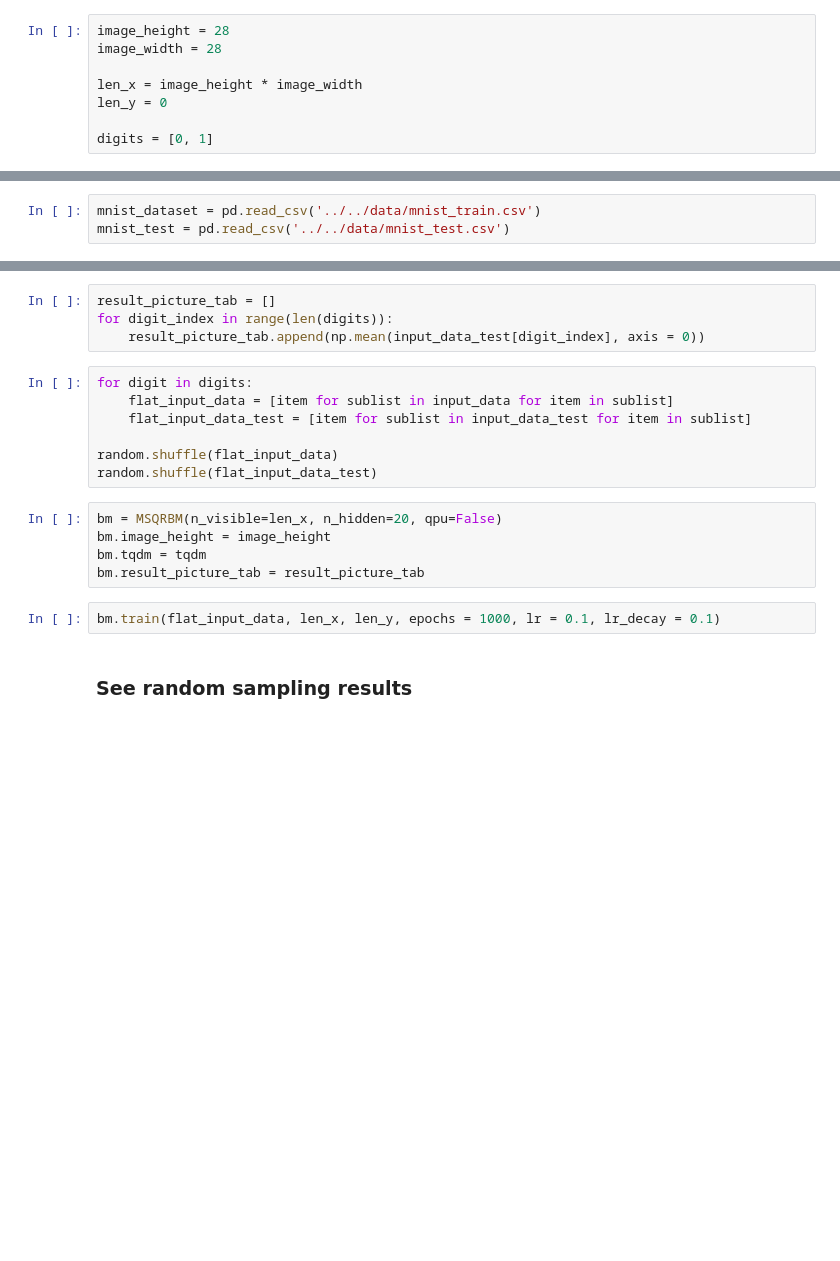
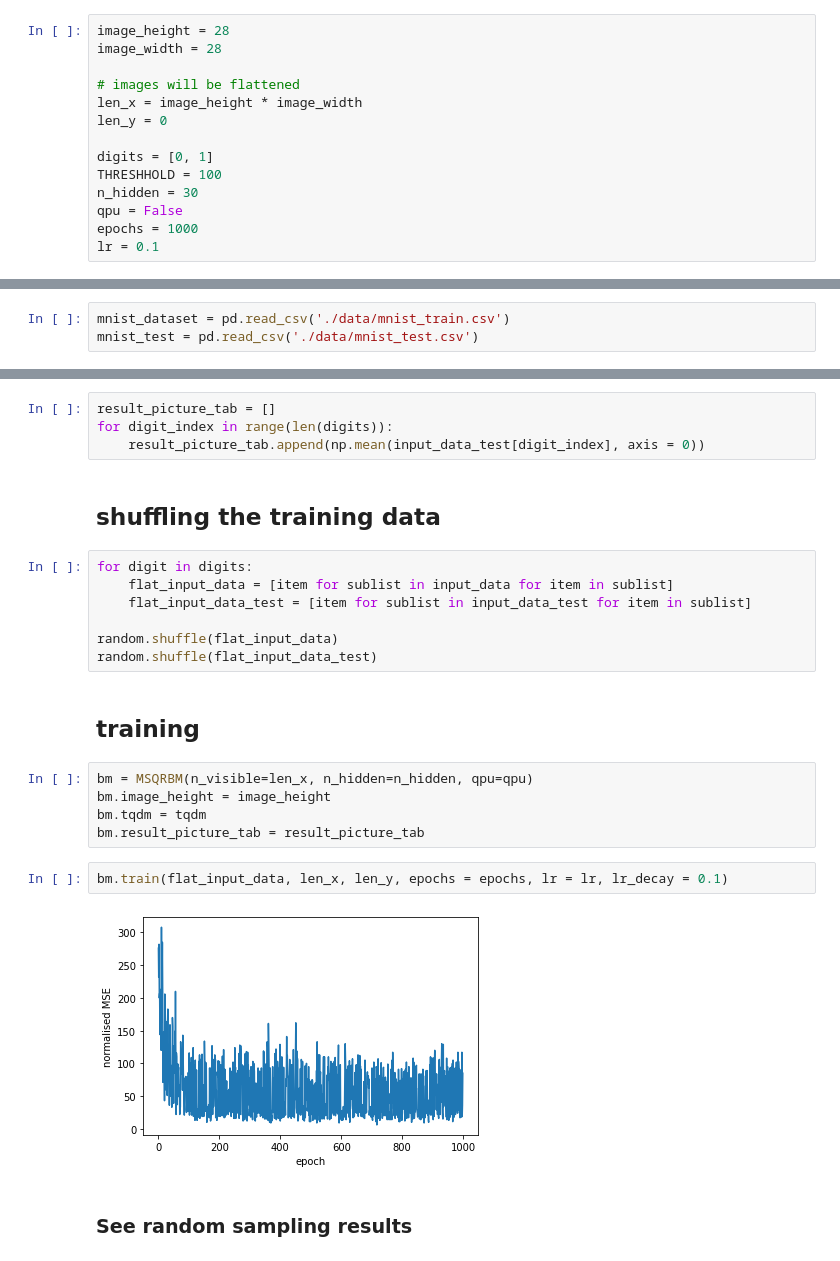
Before and after one commit to mareksubocz/QRBM, a Jupyter notebook: qrbm_reconstruct_img.ipynb, the cells around one changed output, grey strips where cells are left out. Saved outputs shown, nothing was run; the diff lists cells and outputs as text; blank space fills up the shorter version.

```diff
--- a/qrbm_reconstruct_img.ipynb
+++ b/qrbm_reconstruct_img.ipynb
@@ -25,7 +40,13 @@ import random
 image_height = 28
 image_width = 28
 
+# images will be flattened
 len_x = image_height * image_width
 len_y = 0
 
 digits = [0, 1]
+THRESHHOLD = 100
+n_hidden = 30
+qpu = False
+epochs = 1000
+lr = 0.1
@@ -32,3 +55,3 @@ digits = [0, 1]
 # %%
-mnist_dataset = pd.read_csv('../../data/mnist_train.csv')
-mnist_test = pd.read_csv('../../data/mnist_test.csv')
+mnist_dataset = pd.read_csv('./data/mnist_train.csv')
+mnist_test = pd.read_csv('./data/mnist_test.csv')
@@ -105,6 +145,8 @@ print(input_data[0][0])
 result_picture_tab = []
 for digit_index in range(len(digits)):
     result_picture_tab.append(np.mean(input_data_test[digit_index], axis = 0))
+# %% [markdown]
+## shuffling the training data
 # %%
 for digit in digits:
     flat_input_data = [item for sublist in input_data for item in sublist]
@@ -112,13 +154,17 @@ for digit in digits:
 
 random.shuffle(flat_input_data)
 random.shuffle(flat_input_data_test)
+# %% [markdown]
+## training
 # %%
-bm = MSQRBM(n_visible=len_x, n_hidden=20, qpu=False)
+bm = MSQRBM(n_visible=len_x, n_hidden=n_hidden, qpu=qpu)
 bm.image_height = image_height
 bm.tqdm = tqdm
 bm.result_picture_tab = result_picture_tab
 # %%
-bm.train(flat_input_data, len_x, len_y, epochs = 1000, lr = 0.1, lr_decay = 0.1)
+bm.train(flat_input_data, len_x, len_y, epochs = epochs, lr = lr, lr_decay = 0.1)
+# %% [output]
+[figure, added]
 # %% [markdown]
 ### See random sampling results
 # %%
```
Also changed, not shown: parts of 16 cells of this notebook.
